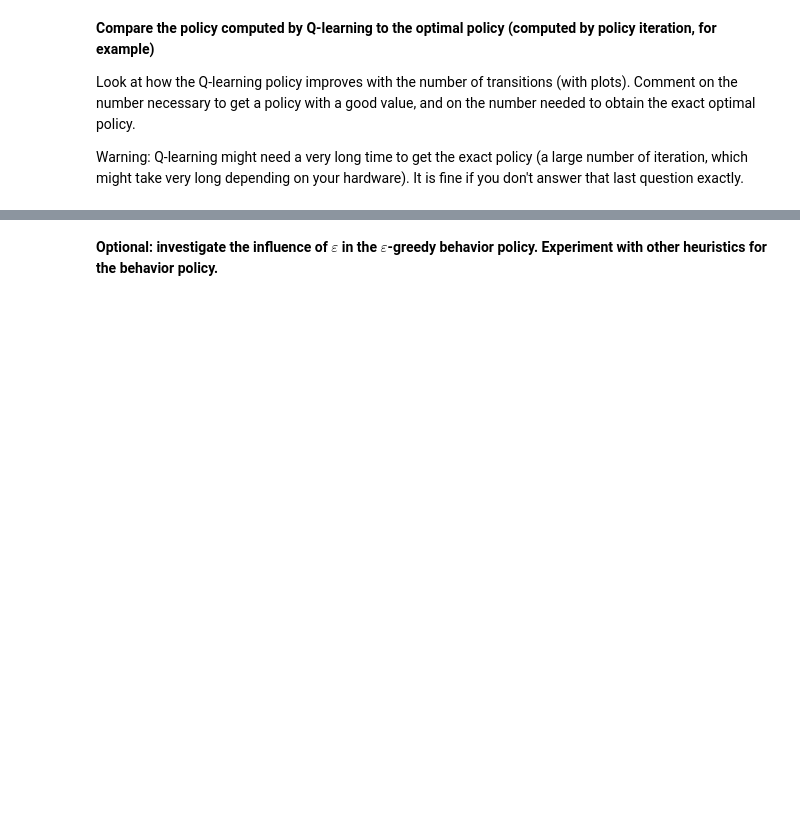
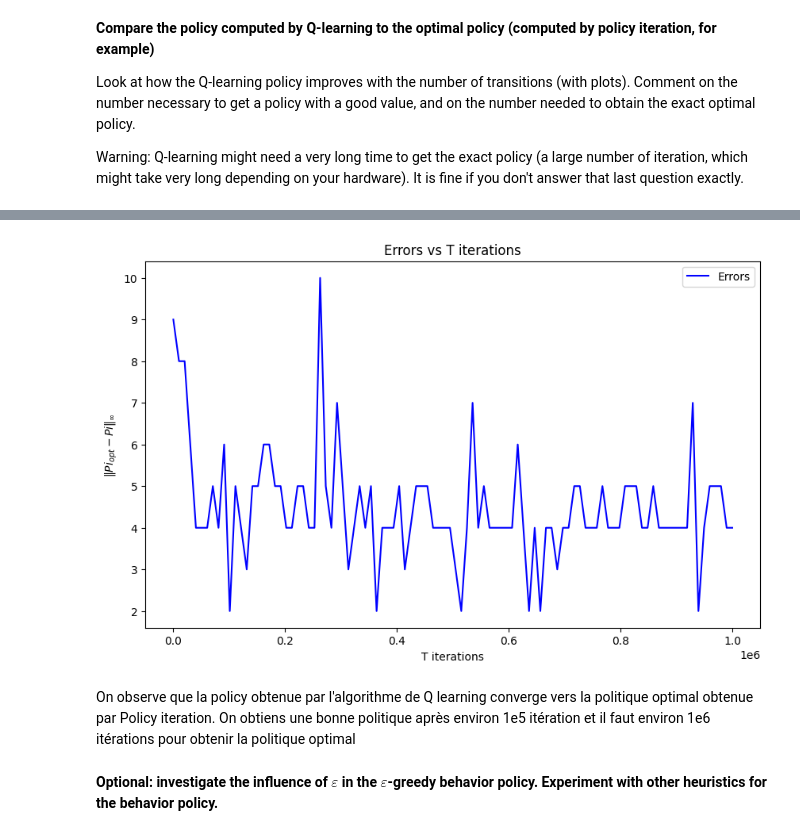
Before and after one commit to jeremdesno/python_sdia, a Jupyter notebook: RL/TD0_QLearning.ipynb, the cells around one changed output, grey strips where cells are left out. Saved outputs shown, nothing was run; the diff lists cells and outputs as text; code cells hidden in the pictures; blank space fills up the shorter version.

```diff
--- a/RL/TD0_QLearning.ipynb
+++ b/RL/TD0_QLearning.ipynb
@@ -456,3 +513,19 @@ Warning: Q-learning might need a very long time to get the exact policy (a large
+# %%
+plt.figure(figsize=(10, 6))
+
+plt.plot(T_values, errors_Pi, linestyle='-', color='blue', label='Errors')
+
+plt.xlabel('T iterations')
+plt.ylabel('$\Vert Pi_{opt} - Pi \Vert_\infty$')
+plt.title('Errors vs T iterations')
+plt.legend()
+
+
+plt.show()
+# %% [output]
+[figure, added]
+# %% [markdown]
+On observe que la policy obtenue par l'algorithme de Q learning converge  vers la politique optimal obtenue par Policy iteration. On obtiens une bonne politique après environ 1e5 itération et il faut environ 1e6 itérations pour obtenir la politique optimal
 # %% [markdown]
 **Optional: investigate the influence of $\varepsilon$ in the $\varepsilon$-greedy behavior policy. Experiment with other heuristics for the behavior policy.**
 # %%
```
Also changed, not shown: parts of 10 cells of this notebook.
